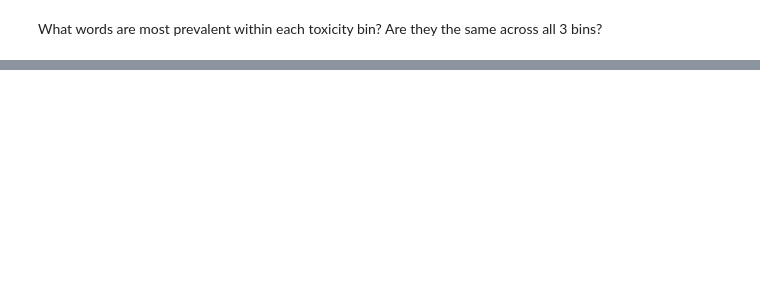
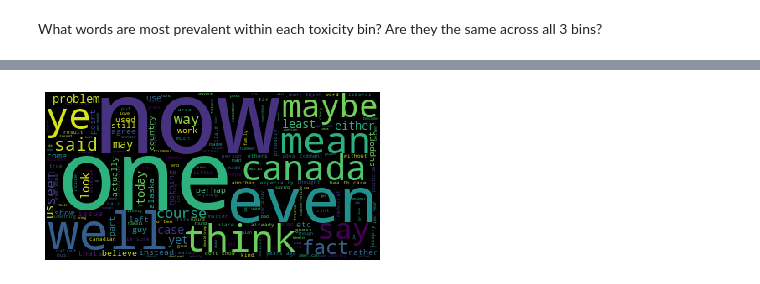
Before and after one commit to Esavoye/Data_Science_Career_Track, a Jupyter notebook: Capstone_1/Code/Capstone_1_EDA.ipynb, the cells around one changed output, grey strips where cells are left out. Saved outputs shown, nothing was run; the diff lists cells and outputs as text; code cells hidden in the pictures; blank space fills up the shorter version.

```diff
--- a/Capstone_1/Code/Capstone_1_EDA.ipynb
+++ b/Capstone_1/Code/Capstone_1_EDA.ipynb
@@ -592,0 +629,6 @@ unpickled_df.describe()
+# %%
+# Create and generate a word cloud image for each bin:
+wordcloud_low = WordCloud().generate(text_low)
+plot_wordcloud(wordcloud_low)
+# %% [output]
+[figure, added]
```
Also changed, not shown: parts of 24 cells of this notebook, 1 other file.
